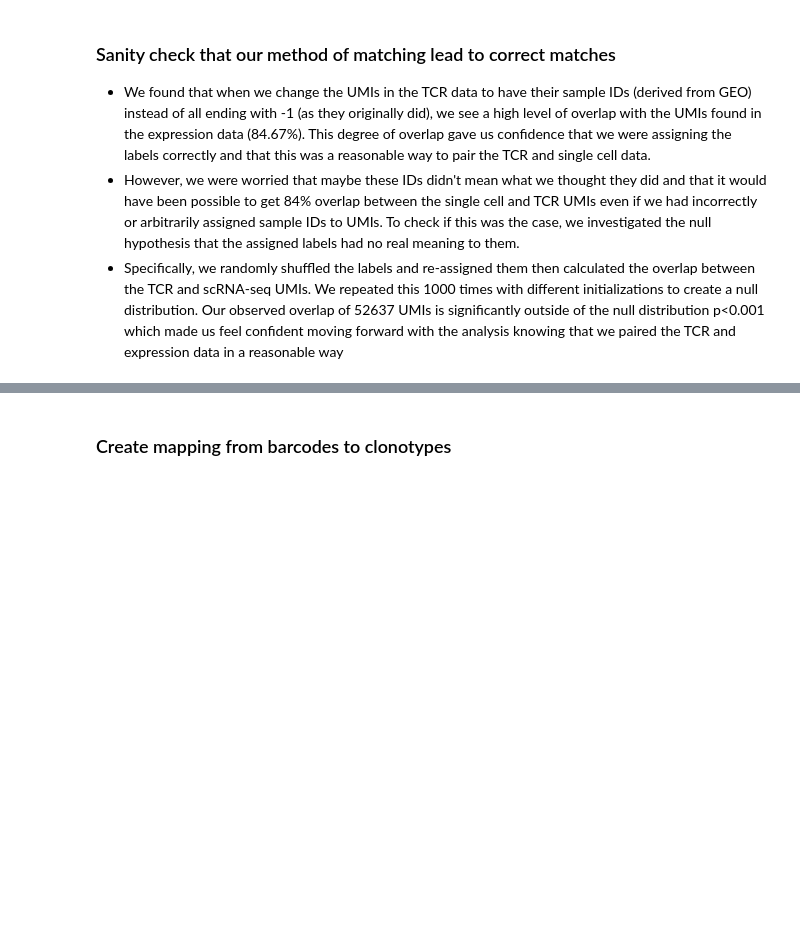
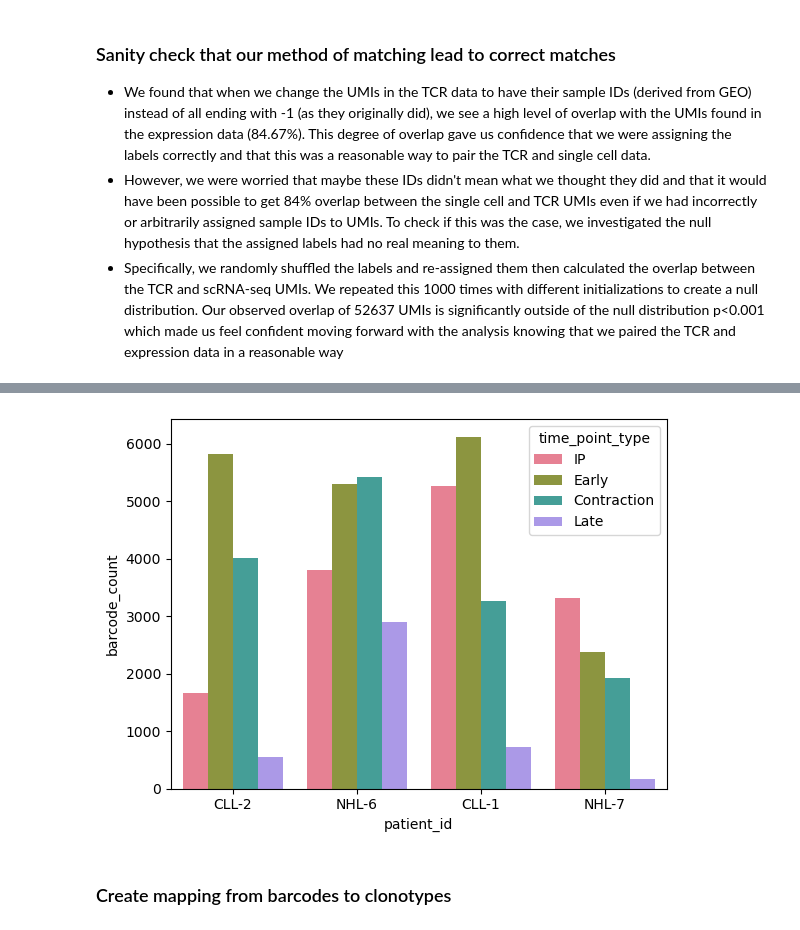
Before and after one commit to ElanaPearl/CAR_T_clonal_kinetics, a Jupyter notebook: pair_tcr_and_expr_data.ipynb, the cells around one changed output, grey strips where cells are left out. Saved outputs shown, nothing was run; the diff lists cells and outputs as text; code cells hidden in the pictures; blank space fills up the shorter version.

```diff
--- a/pair_tcr_and_expr_data.ipynb
+++ b/pair_tcr_and_expr_data.ipynb
@@ -143,3 +139,18 @@ plt.show()
+# %%
+barcode_counts_per_sample_tcr = {}
+for code in overlapping_barcodes:
+    sample_id = int(code.split("-")[-1])
+    barcode_counts_per_sample_tcr[sample_id] = barcode_counts_per_sample_tcr.get(sample_id, 0) + 1
+
+barcode_data = pd.DataFrame(barcode_counts_per_sample_tcr.items(), columns=["sample_id", "barcode_count"])
+
+barcode_data["patient_id"] = barcode_data["sample_id"].map(id_to_patient_id)
+barcode_data["time_point_type"] = barcode_data["sample_id"].map(id_to_time_pt)
+
+sns.barplot(data=barcode_data, x="patient_id", y="barcode_count", hue="time_point_type", hue_order=["IP", "Early", "Contraction", "Late"], palette="husl")
+plt.show()
+# %% [output]
+[figure, added]
 # %% [markdown]
 ### Create mapping from barcodes to clonotypes
 # %%
```
Also changed, not shown: parts of 10 cells of this notebook.
